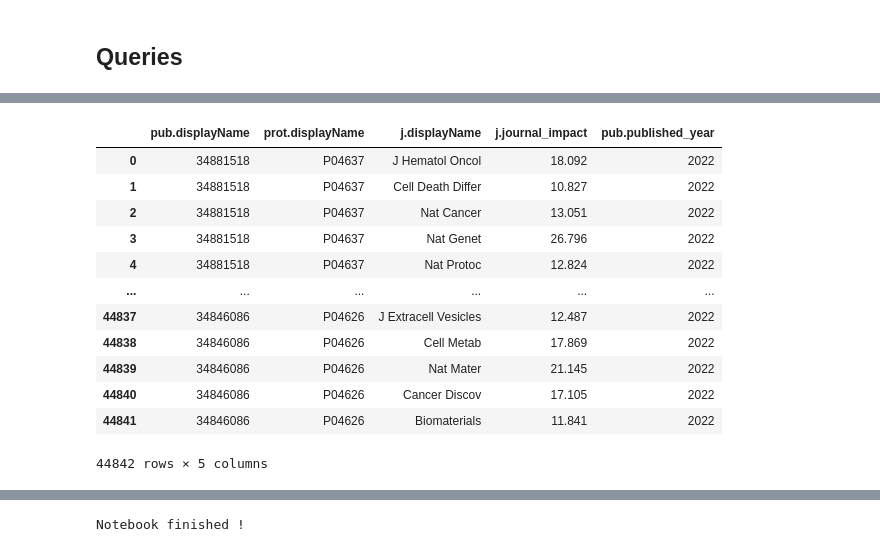
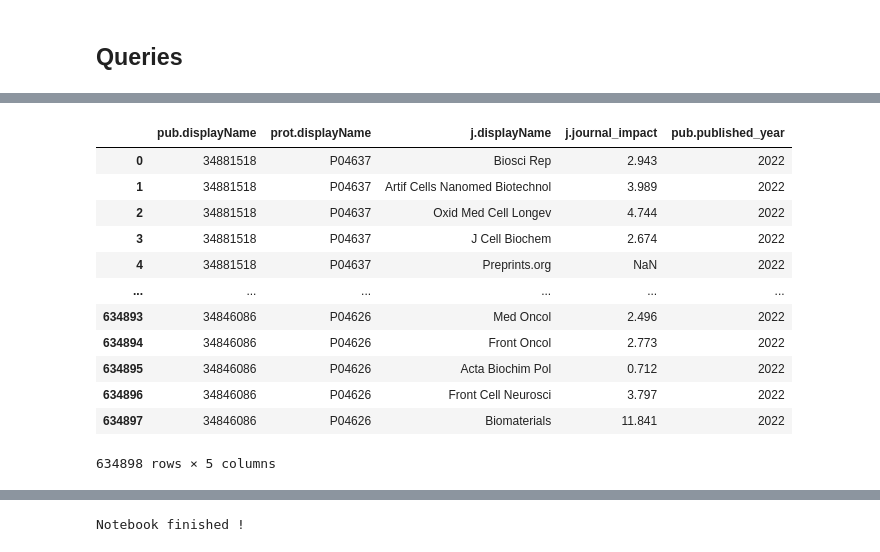
Before and after one commit to turing-db/turingdb-examples, a Jupyter notebook: examples/notebooks/public_version/CiteAb_antibody_data.ipynb, the cells around one changed output, grey strips where cells are left out. Drawn from its saved outputs; the diff is of its cells as text; code cells hidden in the pictures.

```diff
--- a/examples/notebooks/public_version/CiteAb_antibody_data.ipynb
+++ b/examples/notebooks/public_version/CiteAb_antibody_data.ipynb
@@ -1340,31 +1335,27 @@ Wall time: 360 ms
 # %%
 %%time
 
 # Get publications with journal info
 command = """
-MATCH (pub)-->(prot)<--(j)
-WHERE pub.type = 'publication'
-AND prot.type = 'protein'
-AND j.type = 'journal'
-AND j.journal_impact > 10
+MATCH (pub:Publication)-->(prot:Protein)<--(j:Journal)
 RETURN pub.displayName, prot.displayName, j.displayName, j.journal_impact, pub.published_year
-"""
+""" # ORDER BY j.journal_impact DESC
 df_high_journals = client.query(command)
 if df_high_journals.empty:
     print("No result found")
 else:
     display(df_high_journals)
 # %% [output]
 |  | pub.displayName | prot.displayName | j.displayName | j.journal_impact | pub.published_year |
-| 0 | 34881518 | P04637 | J Hematol Oncol | 18.092 | 2022 |
-| 1 | 34881518 | P04637 | Cell Death Differ | 10.827 | 2022 |
-| 2 | 34881518 | P04637 | Nat Cancer | 13.051 | 2022 |
-| 3 | 34881518 | P04637 | Nat Genet | 26.796 | 2022 |
-| 4 | 34881518 | P04637 | Nat Protoc | 12.824 | 2022 |
+| 0 | 34881518 | P04637 | Biosci Rep | 2.943 | 2022 |
+| 1 | 34881518 | P04637 | Artif Cells Nanomed Biotechnol | 3.989 | 2022 |
+| 2 | 34881518 | P04637 | Oxid Med Cell Longev | 4.744 | 2022 |
+| 3 | 34881518 | P04637 | J Cell Biochem | 2.674 | 2022 |
+| 4 | 34881518 | P04637 | Preprints.org | NaN | 2022 |
 | ... | ... | ... | ... | ... | ... |
-| 44837 | 34846086 | P04626 | J Extracell Vesicles | 12.487 | 2022 |
-| 44838 | 34846086 | P04626 | Cell Metab | 17.869 | 2022 |
-| 44839 | 34846086 | P04626 | Nat Mater | 21.145 | 2022 |
-| 44840 | 34846086 | P04626 | Cancer Discov | 17.105 | 2022 |
-| 44841 | 34846086 | P04626 | Biomaterials | 11.841 | 2022 |
+| 634893 | 34846086 | P04626 | Med Oncol | 2.496 | 2022 |
+| 634894 | 34846086 | P04626 | Front Oncol | 2.773 | 2022 |
+| 634895 | 34846086 | P04626 | Acta Biochim Pol | 0.712 | 2022 |
+| 634896 | 34846086 | P04626 | Front Cell Neurosci | 3.797 | 2022 |
+| 634897 | 34846086 | P04626 | Biomaterials | 11.841 | 2022 |
-44842 rows × 5 columns
+634898 rows × 5 columns
```
Also changed, not shown: parts of 33 cells of this notebook, 11 other files.
